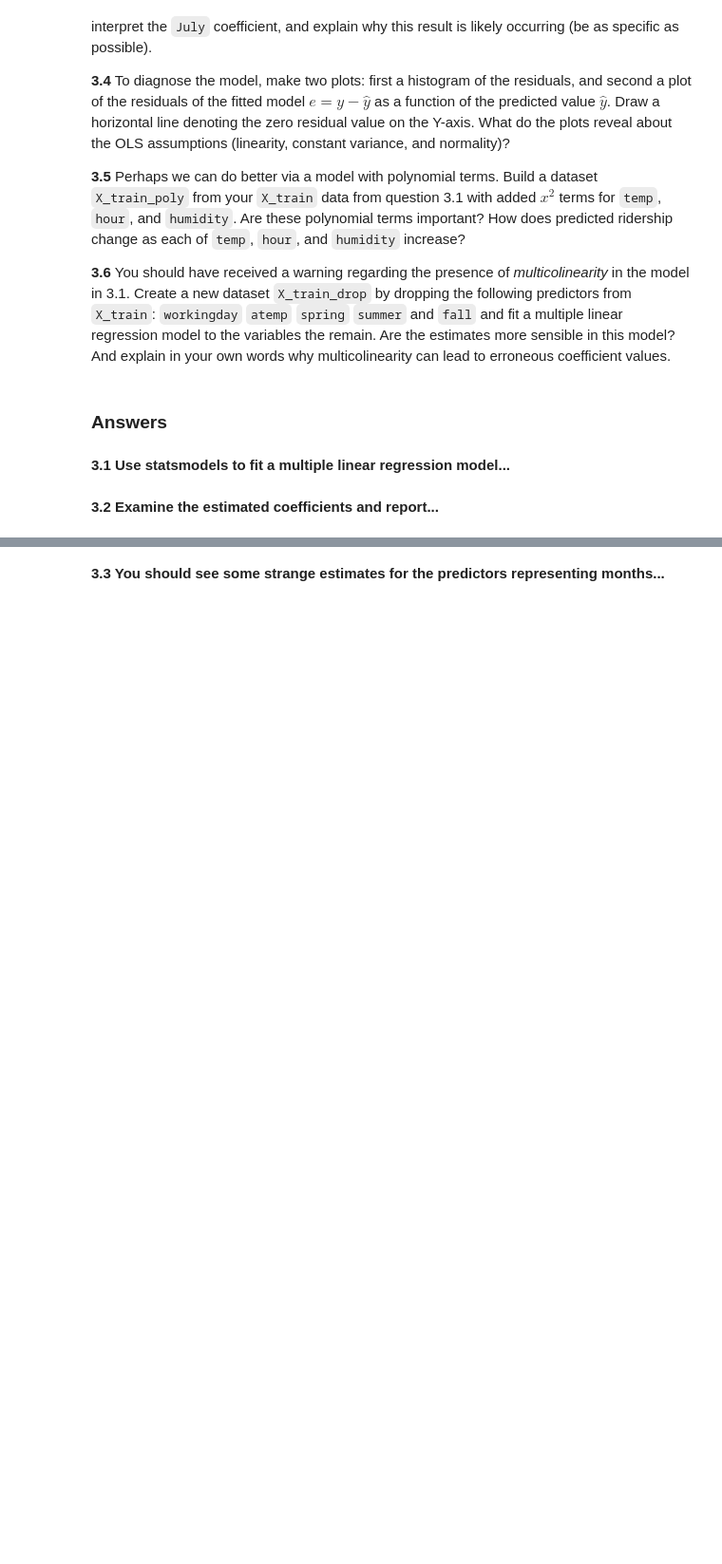
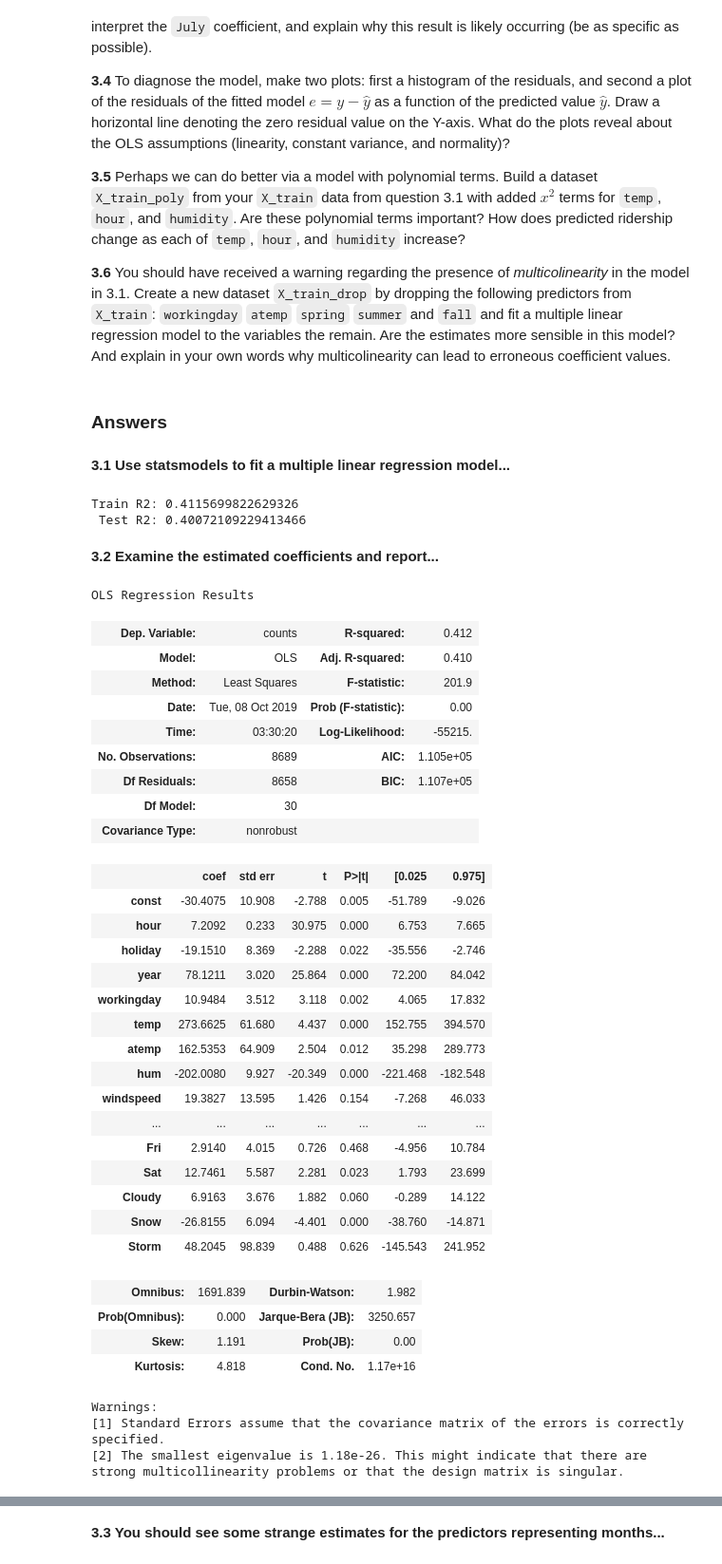
Before and after one commit to songdavidb/cs109aHW, a Jupyter notebook: cs109a_hw3/cs109a_hw3.ipynb, the cells around one changed output, grey strips where cells are left out. Shown: that part at 95% size. Cells and saved outputs as stored; diff of their text form; code cells hidden in the pictures; blank space fills up the shorter version.

```diff
--- a/cs109a_hw3/cs109a_hw3.ipynb
+++ b/cs109a_hw3/cs109a_hw3.ipynb
@@ -288,0 +297,16 @@ For the October 29, 2012 outlier, the low ridership can be possibly explained be
+# %%
+bikes_df = bikes_df_raw.copy()
+
+def onehot(df, column):
+    for i in range((df[column].min() + 1), (df[column].max()+1)):
+        df['{}{}'.format(column, i)] = (df[column] == i).astype(int)
+    return df
+
+onehot_cols = ['season', 'month', 'weekday', 'weather']
+for col in onehot_cols:
+    bikes_df = onehot(bikes_df, col)
+
+#bikes_df = bikes_df.drop(onehot_cols, axis=1)
+
+pd.set_option('display.max_columns', None)
+bikes_df.head()
@@ -332,2 +408,19 @@ For the October 29, 2012 outlier, the low ridership can be possibly explained be
+# %%
+X_train = sm.add_constant(BSS_train.drop(['casual', 'registered', 'counts'], axis=1))
+X_test = sm.add_constant(BSS_test.drop(['casual', 'registered', 'counts'], axis=1))
+Y_train = BSS_train[['counts']]
+Y_test = BSS_test[['counts']]
+
+model = OLS(Y_train, X_train).fit()
+ypred_train = model.predict(X_train)
+ypred_test = model.predict(X_test)
+
+r2_train = r2_score(Y_train, ypred_train)
+r2_test = r2_score(Y_test, ypred_test)
+
+print('Train R2: {} \n Test R2: {}'.format(r2_train, r2_test))
+# %% [output]
+Train R2: 0.4115699822629326
+ Test R2: 0.40072109229413466
 # %% [markdown]
 **3.2 Examine the estimated coefficients and report...**
@@ -335,0 +427,37 @@ For the October 29, 2012 outlier, the low ridership can be possibly explained be
+# %%
+model.summary()
+# %% [output]
+OLS Regression Results
+| Dep. Variable: | counts | R-squared: | 0.412 |
+| Model: | OLS | Adj. R-squared: | 0.410 |
+| Method: | Least Squares | F-statistic: | 201.9 |
+| Date: | Tue, 08 Oct 2019 | Prob (F-statistic): | 0.00 |
+| Time: | 03:30:20 | Log-Likelihood: | -55215. |
+| No. Observations: | 8689 | AIC: | 1.105e+05 |
+| Df Residuals: | 8658 | BIC: | 1.107e+05 |
+| Df Model: | 30 |  |  |
+| Covariance Type: | nonrobust |  |  |
+|  | coef | std err | t | P>|t| | [0.025 | 0.975] |
+| const | -30.4075 | 10.908 | -2.788 | 0.005 | -51.789 | -9.026 |
+| hour | 7.2092 | 0.233 | 30.975 | 0.000 | 6.753 | 7.665 |
+| holiday | -19.1510 | 8.369 | -2.288 | 0.022 | -35.556 | -2.746 |
+| year | 78.1211 | 3.020 | 25.864 | 0.000 | 72.200 | 84.042 |
+| workingday | 10.9484 | 3.512 | 3.118 | 0.002 | 4.065 | 17.832 |
+| temp | 273.6625 | 61.680 | 4.437 | 0.000 | 152.755 | 394.570 |
+| atemp | 162.5353 | 64.909 | 2.504 | 0.012 | 35.298 | 289.773 |
+| hum | -202.0080 | 9.927 | -20.349 | 0.000 | -221.468 | -182.548 |
+| windspeed | 19.3827 | 13.595 | 1.426 | 0.154 | -7.268 | 46.033 |
+| ... | ... | ... | ... | ... | ... | ... |
+| Fri | 2.9140 | 4.015 | 0.726 | 0.468 | -4.956 | 10.784 |
+| Sat | 12.7461 | 5.587 | 2.281 | 0.023 | 1.793 | 23.699 |
+| Cloudy | 6.9163 | 3.676 | 1.882 | 0.060 | -0.289 | 14.122 |
+| Snow | -26.8155 | 6.094 | -4.401 | 0.000 | -38.760 | -14.871 |
+| Storm | 48.2045 | 98.839 | 0.488 | 0.626 | -145.543 | 241.952 |
+| Omnibus: | 1691.839 | Durbin-Watson: | 1.982 |
+| Prob(Omnibus): | 0.000 | Jarque-Bera (JB): | 3250.657 |
+| Skew: | 1.191 | Prob(JB): | 0.00 |
+| Kurtosis: | 4.818 | Cond. No. | 1.17e+16 |
+Warnings:
+[1] Standard Errors assume that the covariance matrix of the errors is correctly specified.
+[2] The smallest eigenvalue is 1.18e-26. This might indicate that there are
+strong multicollinearity problems or that the design matrix is singular.
```
Also changed, not shown: parts of 45 cells of this notebook.
